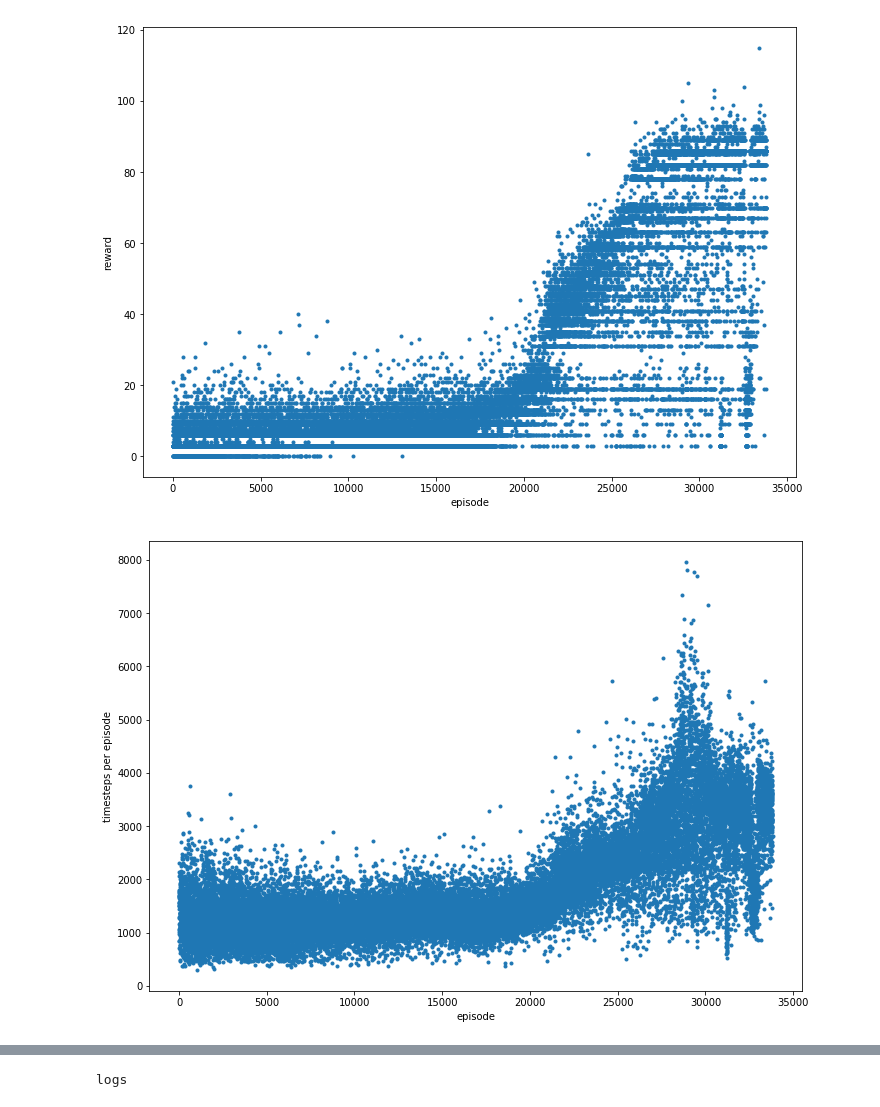
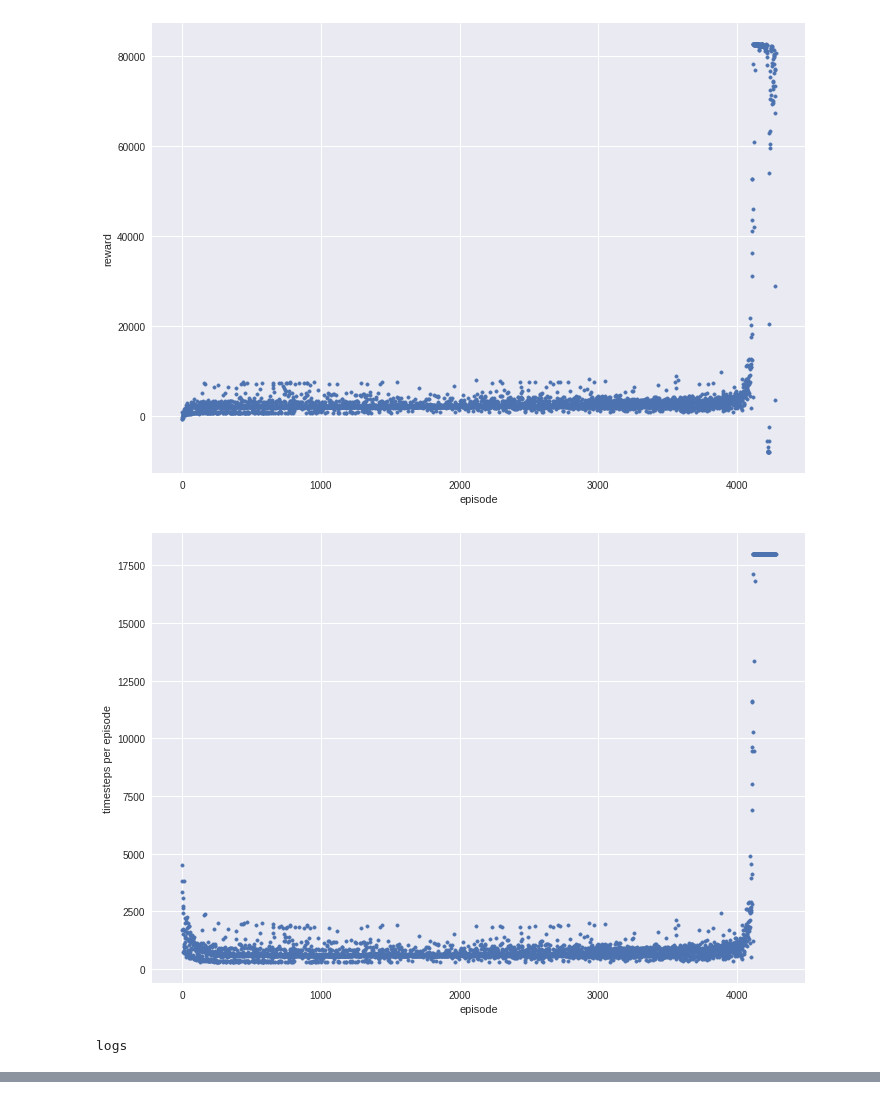
Before and after one commit to AurelianTactics/bust-a-move-retro-gym, a Jupyter notebook: monitor_graphs.ipynb, the cells around one changed output, grey strips where cells are left out. Saved outputs shown, nothing was run; the diff lists cells and outputs as text; code cells hidden in the pictures.

```diff
--- a/monitor_graphs.ipynb
+++ b/monitor_graphs.ipynb
@@ -147,6 +246,6 @@ best_run_array = [
     'logs'
 ]
 
-get_results(best_run_array)
+get_results(best_run_array,'1533347359')
 # %% [output]
 logs
@@ -163,3 +267,4 @@ Mean Reward last 100 Episodes: 83.44
 logs
-[figure, old version]
+[figure, new version]
-[figure, old version]
+[figure, new version]
+logs
@@ -168 +272,0 @@ logs
-logs
```
Also changed, not shown: parts of 6 cells of this notebook.
